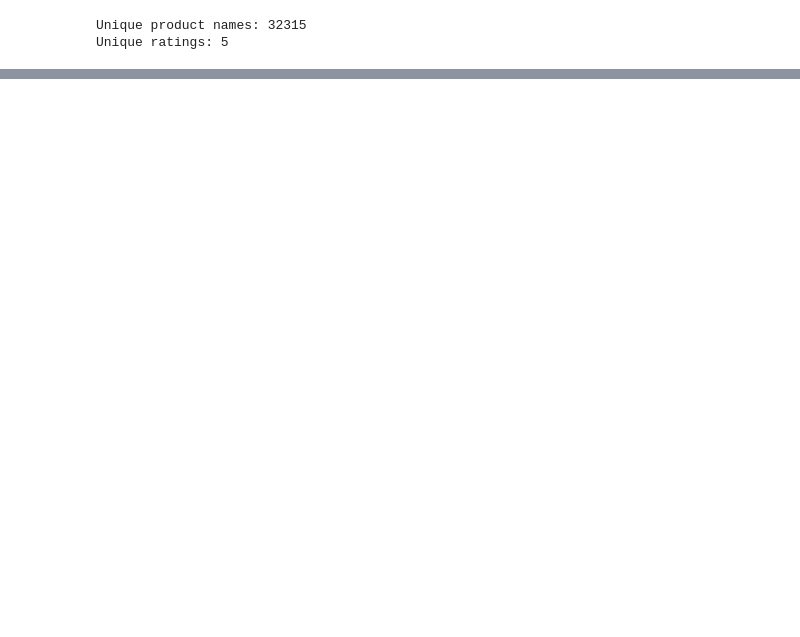
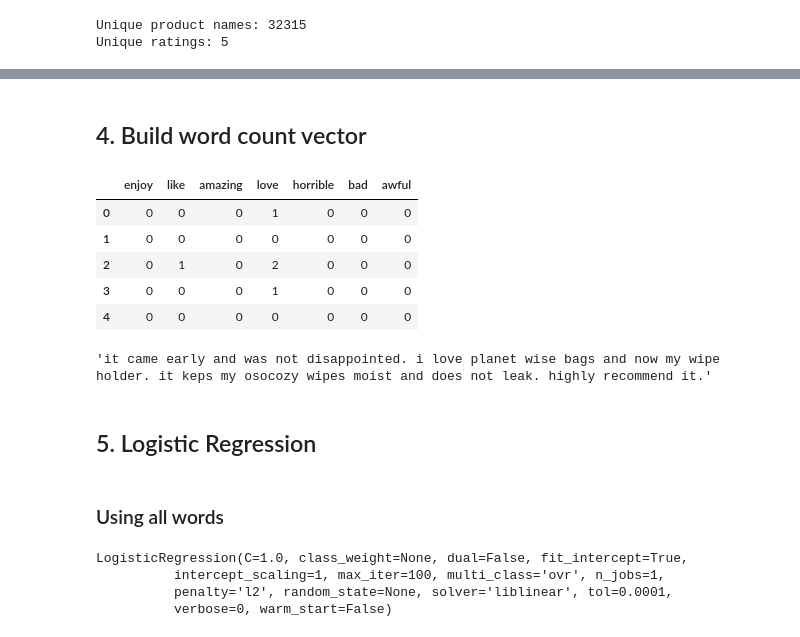
Before and after one commit to yanfei-wu/Product-Sentiment, a Jupyter notebook: Product Sentiment Project.ipynb, the cells around one changed output, grey strips where cells are left out. Saved outputs shown, nothing was run; the diff lists cells and outputs as text; code cells hidden in the pictures; blank space fills up the shorter version.

```diff
--- a/Product Sentiment Project.ipynb
+++ b/Product Sentiment Project.ipynb
@@ -69,0 +127,4 @@ sns.countplot(review.rating)
+# %%
+review = review[review['rating'] != 3]
+# %%
+review['sentiment'] = (review['rating'] <= 2) + 1
@@ -69,0 +140,30 @@ sns.countplot(review.rating)
+# %% [markdown]
+## 4. Build word count vector
+# %%
+# For each review with all the words
+counts_all = countvec.fit_transform(review.review)
+
+# For each review with selected words
+words = ['enjoy', 'like', 'amazing', 'love', 'horrible', 'bad', 'awful']
+selected_words = CountVectorizer(vocabulary = words)
+words_df = pd.DataFrame(selected_words.fit_transform(review.review).toarray(),
+                          columns = selected_words.get_feature_names())
+# %%
+# We can view the word counts with selected words
+
+words_df.head()
+# %% [output]
+|  | enjoy | like | amazing | love | horrible | bad | awful |
+| 0 | 0 | 0 | 0 | 1 | 0 | 0 | 0 |
+| 1 | 0 | 0 | 0 | 0 | 0 | 0 | 0 |
+| 2 | 0 | 1 | 0 | 2 | 0 | 0 | 0 |
+| 3 | 0 | 0 | 0 | 1 | 0 | 0 | 0 |
+| 4 | 0 | 0 | 0 | 0 | 0 | 0 | 0 |
+# %%
+review.review[1]
+# %% [output]
+'it came early and was not disappointed. i love planet wise bags and now my wipe holder. it keps my osocozy wipes moist and does not leak. highly recommend it.'
+# %% [markdown]
+## 5. Logistic Regression
+# %% [markdown]
+### Using all words
@@ -69,0 +172,7 @@ sns.countplot(review.rating)
+# %%
+log.fit(X_train, y_train)
+# %% [output]
+LogisticRegression(C=1.0, class_weight=None, dual=False, fit_intercept=True,
+          intercept_scaling=1, max_iter=100, multi_class='ovr', n_jobs=1,
+          penalty='l2', random_state=None, solver='liblinear', tol=0.0001,
+          verbose=0, warm_start=False)
```
Also changed, not shown: parts of 26 cells of this notebook.
